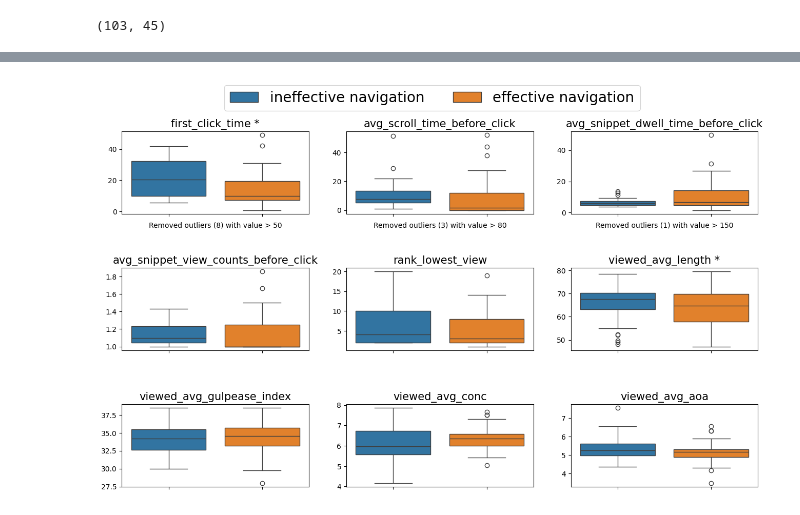
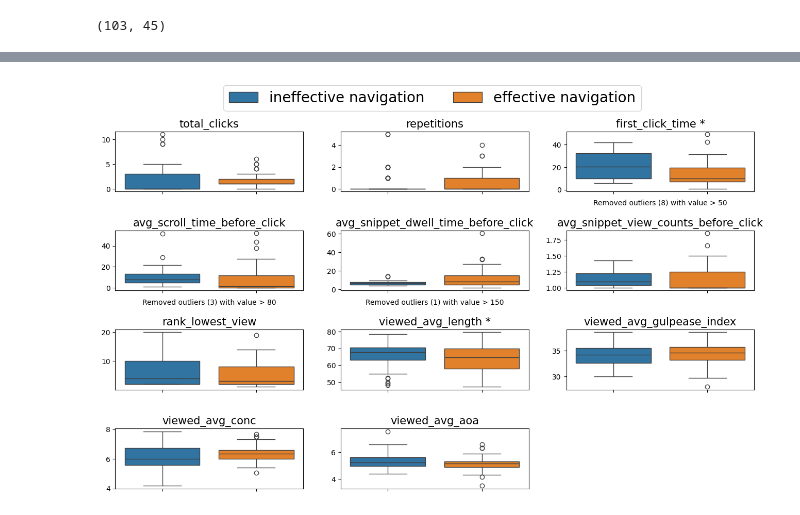
Before and after one commit to SOLandChildren/CHIIR27_LogAnalysis, a Jupyter notebook: results_navigation.ipynb, the cells around one changed output, grey strips where cells are left out. Saved outputs shown, nothing was run; the diff lists cells and outputs as text; code cells hidden in the pictures.

Commit message:
Minor fixes in analysis for RQ1 and RQ2 for Results navigation and Information distillation stages

```diff
--- a/results_navigation.ipynb
+++ b/results_navigation.ipynb
@@ -576,8 +590,8 @@ len(navigation_quality), len(navigation_quality.loc[navigation_quality["effectiv
 from driver import get_significance
 
 categories = [
+    "total_clicks", "repetitions",
     "first_click_time", "avg_scroll_time_before_click", "avg_snippet_dwell_time_before_click", "avg_snippet_view_counts_before_click", "rank_lowest_view",
-    # "total_clicks", "repetitions",
     # "tail",
     # "SERP_total_results",
     # "no_view_results_ratio",
@@ -618,6 +636,6 @@ desc_stats_df_tail_ratio
 # %%
 from driver import get_boxplots
 
-get_boxplots(df=navigation_quality, search_stage="results_navigation", categories=categories, group="effective_navigation", artefact="navigation", n_cols=3, n_rows=3, stats_df=sig_test_results_tail_ratio)
+get_boxplots(df=navigation_quality, search_stage="results_navigation", categories=categories, group="effective_navigation", artefact="navigation", n_cols=3, n_rows=4, stats_df=sig_test_results_tail_ratio)
 # %% [output]
-[figure, old version]
+[figure, new version]
```
Also changed, not shown: parts of 7 cells of this notebook, 19 other files.
